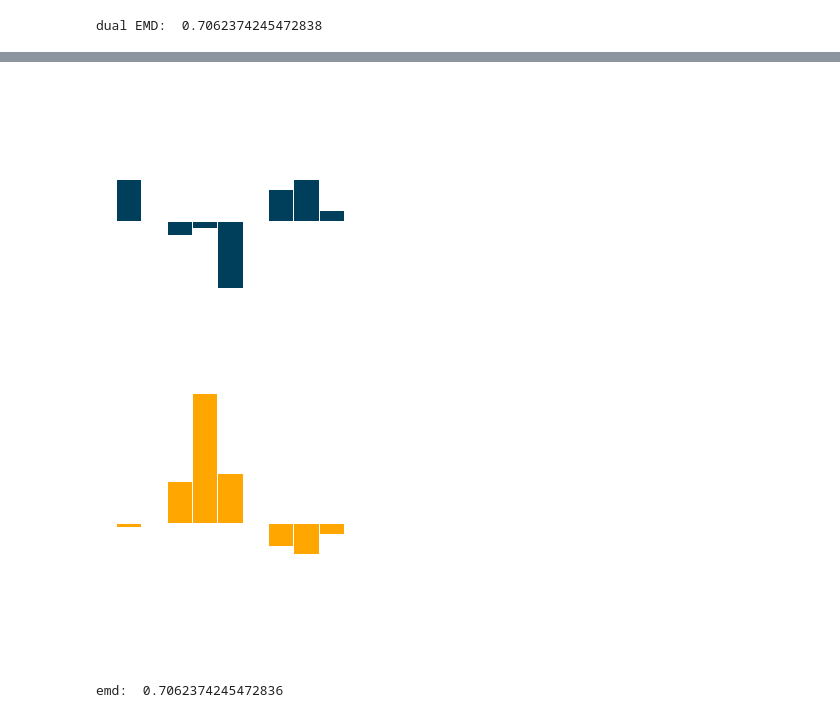
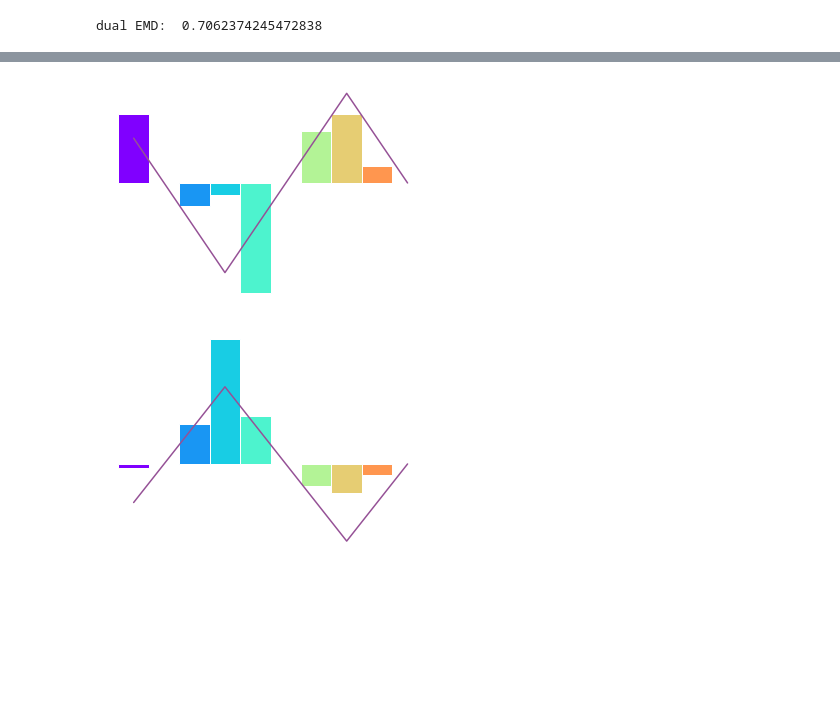
Before and after one commit to nextBillyonair/DPM, a Jupyter notebook: Notebooks/EMD.ipynb, the cells around one changed output, grey strips where cells are left out. Cells and saved outputs as stored; diff of their text form; code cells hidden in the pictures; blank space fills up the shorter version.

```diff
--- a/Notebooks/EMD.ipynb
+++ b/Notebooks/EMD.ipynb
@@ -183,20 +124,43 @@ g:
-# %%
-plt.bar(range(pr_len), np.multiply(P_r, f), 1, color="#003f5c", alpha=1)
-plt.axis('off')
-plt.ylim(-0.5, 0.5)
-# plt.savefig("p_r_f-scaled.svg")
-plt.show()
-
-plt.bar(range(pt_len), np.multiply(P_t, g), 1, color="#ffa600", alpha=1)
-plt.axis('off')
-plt.ylim(-0.5, 0.5)
-# plt.savefig("p_t_f-scaled.svg")
-plt.show()
-
-#check sum
-emd_score = np.sum(np.multiply(P_r, f)) + np.sum(np.multiply(P_t, g))
-print("emd: ", emd_score)
-# %% [output]
-[figure, removed]
-[figure, removed]
-emd:  0.7062374245472836
+# %%
+def align_yaxis_np(ax1, ax2):
+    """Align zeros of the two axes, zooming them out by same ratio"""
+    axes = np.array([ax1, ax2])
+    extrema = np.array([ax.get_ylim() for ax in axes])
+    tops = extrema[:,1] / (extrema[:,1] - extrema[:,0])
+    # Ensure that plots (intervals) are ordered bottom to top:
+    if tops[0] > tops[1]:
+        axes, extrema, tops = [a[::-1] for a in (axes, extrema, tops)]
+
+    # How much would the plot overflow if we kept current zoom levels?
+    tot_span = tops[1] + 1 - tops[0]
+
+    extrema[0,1] = extrema[0,0] + tot_span * (extrema[0,1] - extrema[0,0])
+    extrema[1,0] = extrema[1,1] + tot_span * (extrema[1,0] - extrema[1,1])
+    [axes[i].set_ylim(*extrema[i]) for i in range(2)]
+
+fig = plt.figure()
+ax1 = fig.gca()
+for i in range(pr_len):
+	ax1.bar(i, P_r[i]*f[i], 1, color=colorMap.to_rgba(i))
+ax1.axis('off')
+ax2=ax1.twinx()
+ax2.plot(range(pr_len), f, color="#955196")
+ax2.axis('off')
+align_yaxis(ax1, ax2)
+# plt.savefig("p_r_f-scaled.svg")
+plt.show()
+
+fig = plt.figure()
+ax1 = fig.gca()
+for i in range(pt_len):
+	ax1.bar(i, P_t[i]*g[i], 1, color=colorMap.to_rgba(i))
+ax2=ax1.twinx()
+ax2.plot(range(pt_len), g, color="#955196")
+ax1.axis('off')
+ax2.axis('off')
+align_yaxis(ax1, ax2)
+# plt.savefig("p_r_f-scaled.svg")
+plt.show()
+# %% [output]
+[figure, added]
+[figure, added]
```
Also changed, not shown: parts of 10 cells of this notebook, 2 other files.
